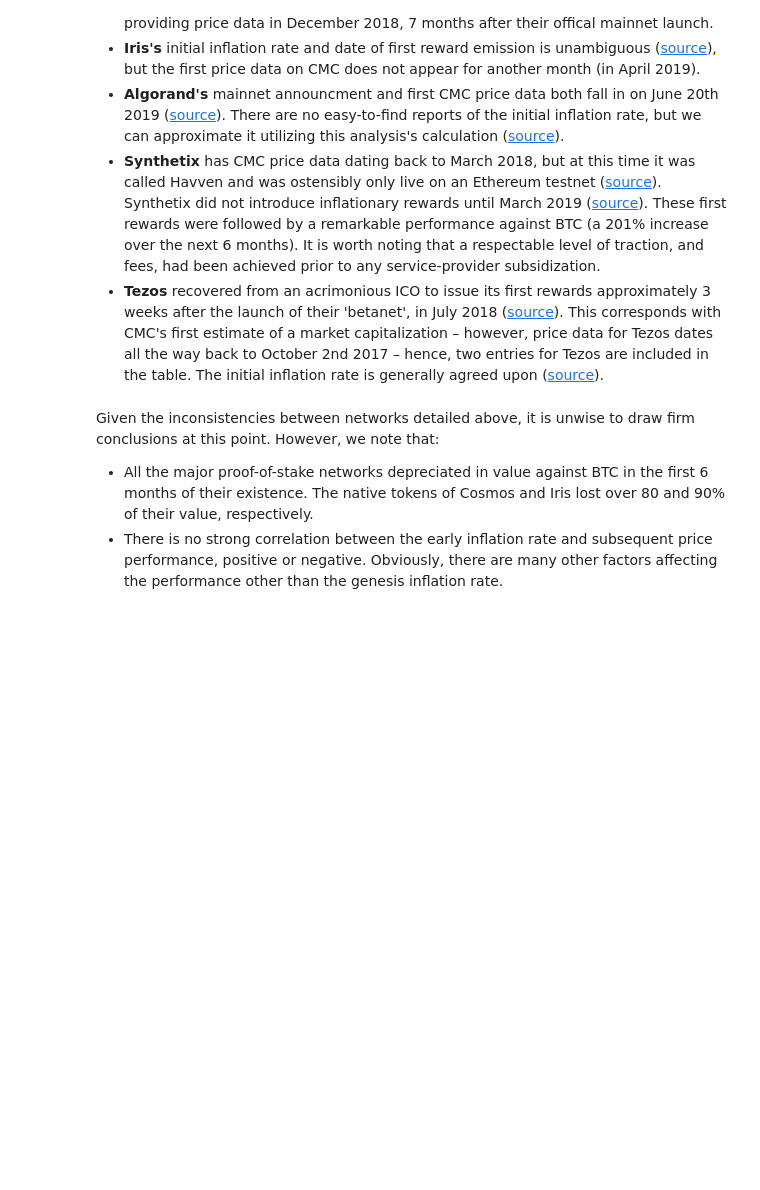
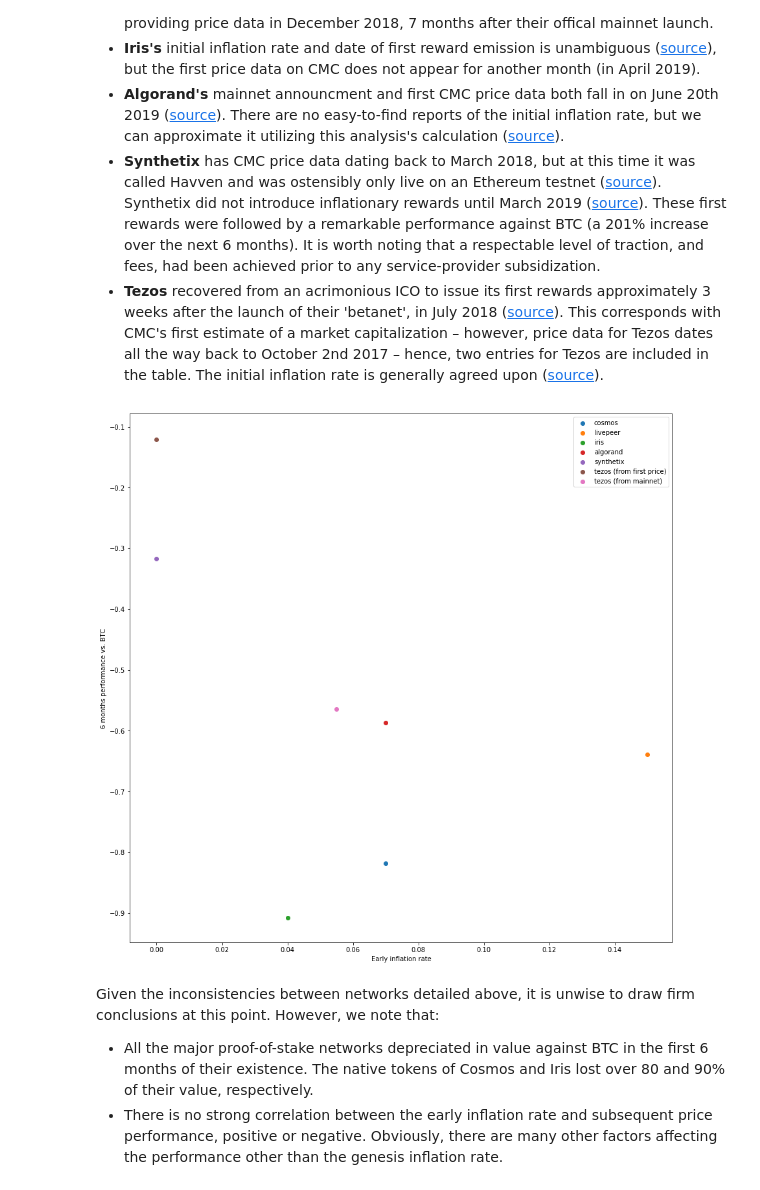
Before and after one commit to nucypher/protocol, a Jupyter notebook: parametrization/Monetary_policy_empirical_analysis.ipynb, the cells around one changed output. Cells and saved outputs as stored; diff of their text form; code cells hidden in the pictures; blank space fills up the shorter version.

```diff
--- a/parametrization/Monetary_policy_empirical_analysis.ipynb
+++ b/parametrization/Monetary_policy_empirical_analysis.ipynb
@@ -33,6 +33,6 @@ from scipy import stats
 # %% [markdown]
 Let's begin with what should be a simple exercise –  finding (1) the genesis inflation rate for prominent proof-of-stake network and (2) the performance of the native token's exchange rate with Bitcoin over the first 6 months of the network's existence. We opt for the token/BTC rate over market capitalization in an attempt to approximate the network's performance relative to the whole cryptomarket. Note that exchange rate data is sourced from Coinmarketcap (hereafter 'CMC').
 # %%
-df_inf_perf = pd.read_csv(r'/Users/hassard/nucypher_repos/parametrisation/inflation_performanceBTC.csv')
+df_inf_perf = pd.read_csv(r'/Users/hassard/nucypher_repos/mint-paper/parametrization/inflation_performanceBTC.csv')
 df_inf_perf
 # %% [output]
@@ -49,13 +56,15 @@ Figures are all manually sourced (links below). It is worth noting the inconsist
 # %%
 for network in df_inf_perf.index:
     x = df_inf_perf['Early_InflationRate'][network]
     y = df_inf_perf['Change_BTCRate'][network]
     plt.scatter(x, y, label = df_inf_perf['Network'][network])
 plt.xlabel("Early inflation rate")
 plt.ylabel("6 months performance vs. BTC")
-plt.rcParams["figure.figsize"] = (10,10)
+plt.rcParams["figure.figsize"] = (15,15)
 plt.legend(loc=1)
 plt.show()
+# %% [output]
+[figure, added]
 # %% [markdown]
 Given the inconsistencies between networks detailed above, it is unwise to draw firm conclusions at this point. However, we note that:
 - All the major proof-of-stake networks depreciated in value against BTC in the first 6 months of their existence. The native tokens of Cosmos and Iris lost over 80 and 90% of their value, respectively.
```
Also changed, not shown: parts of 14 cells of this notebook.
